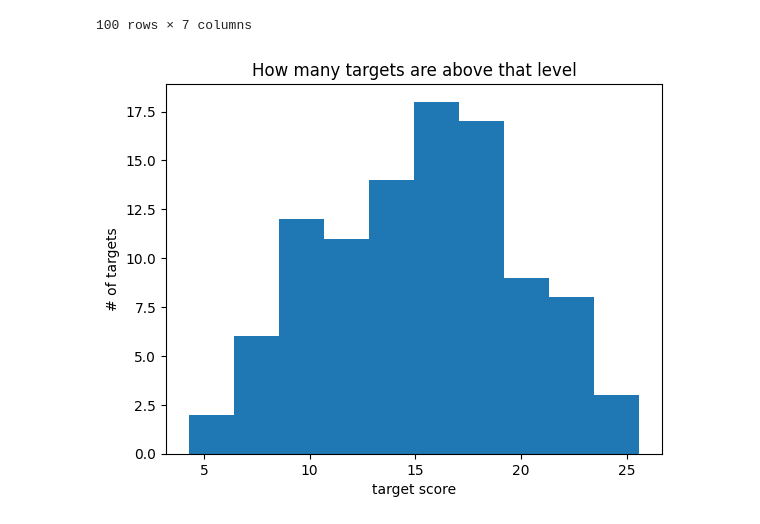
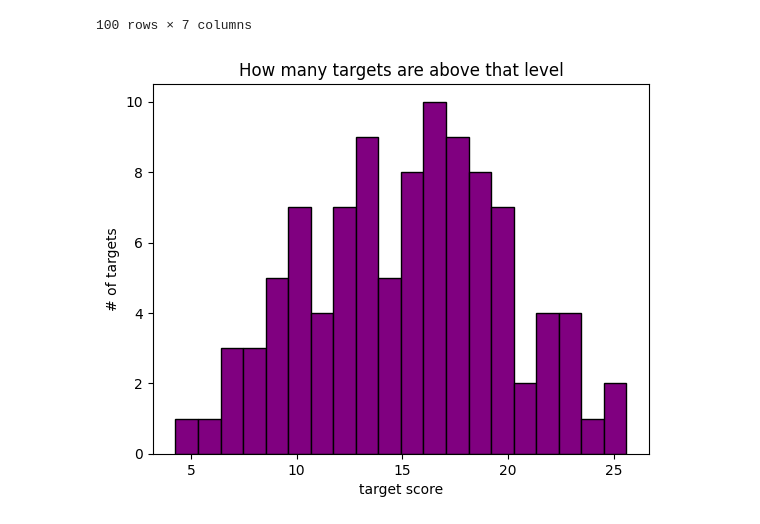
Before and after one commit to mladislav/ml-course-homeworks, a Jupyter notebook: hw01_setup_tools/hw01_setup_tools.ipynb, the cells around one changed output. Drawn from its saved outputs; the diff is of its cells as text; code cells hidden in the pictures.

```diff
--- a/hw01_setup_tools/hw01_setup_tools.ipynb
+++ b/hw01_setup_tools/hw01_setup_tools.ipynb
@@ -180,15 +169,15 @@ sorted_df
 | 77 | 0.986632 | 0.717760 | 0.951195 | 0.118479 | 0.850534 | 25.599071 | True |
 100 rows × 7 columns
 # %%
-plt.hist(y)
+plt.hist(y, bins=20, color='purple',edgecolor='black')
 
 plt.title('How many targets are above that level')
 plt.xlabel('target score')
 plt.ylabel('# of targets')
 
 plt.show()
 # %% [output]
-[figure, old version]
+[figure, new version]
 # %%
 corr = df.corr()
 sns.heatmap(corr, cmap='RdBu', vmin=-1, vmax=1)
```
Also changed, not shown: parts of 7 cells of this notebook.
